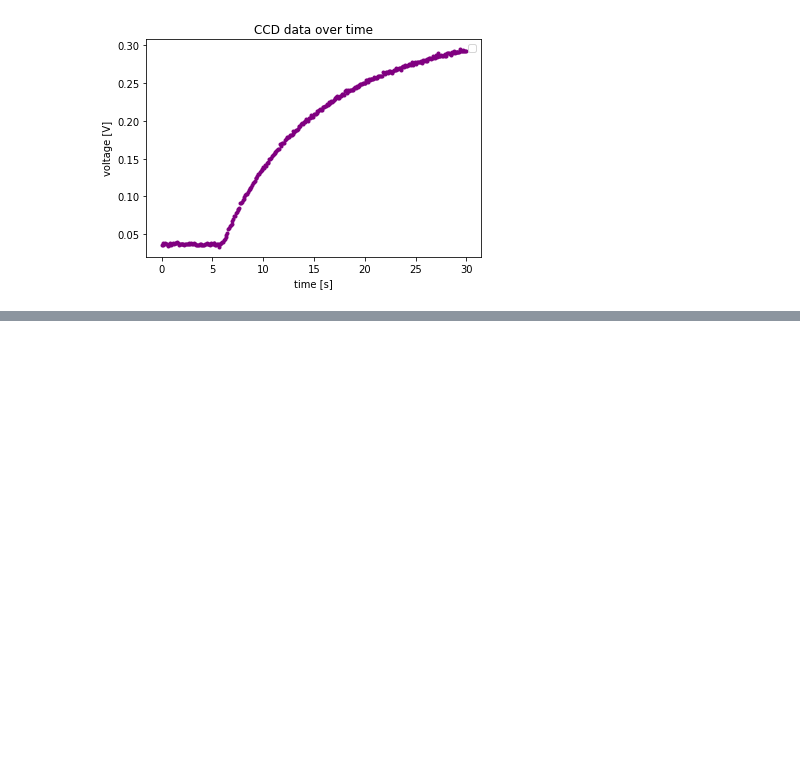
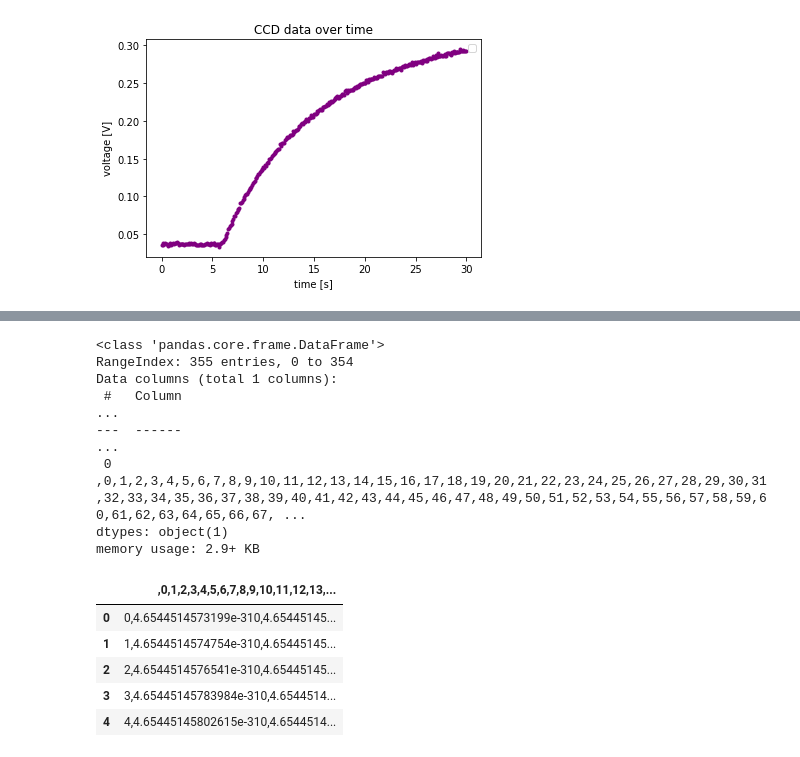
Before and after one commit to JuliaLorenzetti/data-science, a Jupyter notebook: CodingTask1.ipynb, the cells around one changed output, grey strips where cells are left out. Drawn from its saved outputs; the diff is of its cells as text; code cells hidden in the pictures; blank space fills up the shorter version.

```diff
--- a/CodingTask1.ipynb
+++ b/CodingTask1.ipynb
@@ -89,0 +83,20 @@ plot.plot(x,y)
+# %%
+# Reducing the data resolution does not seem to work
+df_red = pd.read_csv('mean-4nm.csv', delimiter='\t')
+df_red.info()
+df_red.head()
+# %% [output]
+<class 'pandas.core.frame.DataFrame'>
+RangeIndex: 355 entries, 0 to 354
+Data columns (total 1 columns):
+ #   Column                                                                                                                                                                                              ...
+---  ------                                                                                                                                                                                              ...
+ 0   ,0,1,2,3,4,5,6,7,8,9,10,11,12,13,14,15,16,17,18,19,20,21,22,23,24,25,26,27,28,29,30,31,32,33,34,35,36,37,38,39,40,41,42,43,44,45,46,47,48,49,50,51,52,53,54,55,56,57,58,59,60,61,62,63,64,65,66,67, ...
+dtypes: object(1)
+memory usage: 2.9+ KB
+|  | ,0,1,2,3,4,5,6,7,8,9,10,11,12,13,... |
+| 0 | 0,4.6544514573199e-310,4.65445145... |
+| 1 | 1,4.6544514574754e-310,4.65445145... |
+| 2 | 2,4.6544514576541e-310,4.65445145... |
+| 3 | 3,4.65445145783984e-310,4.6544514... |
+| 4 | 4,4.65445145802615e-310,4.6544514... |
```
Also changed, not shown: parts of 6 cells of this notebook.
